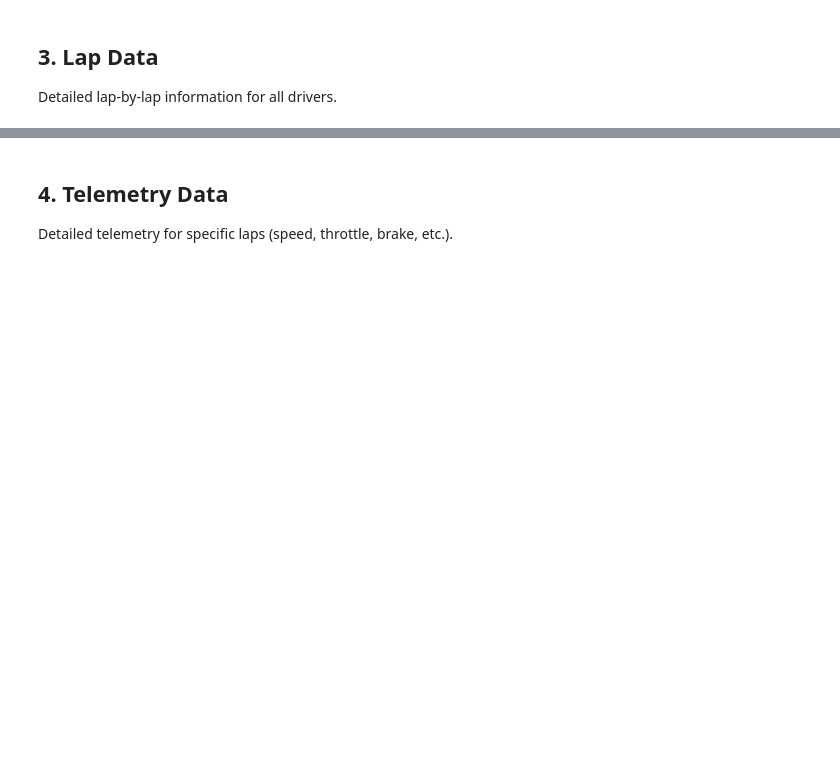
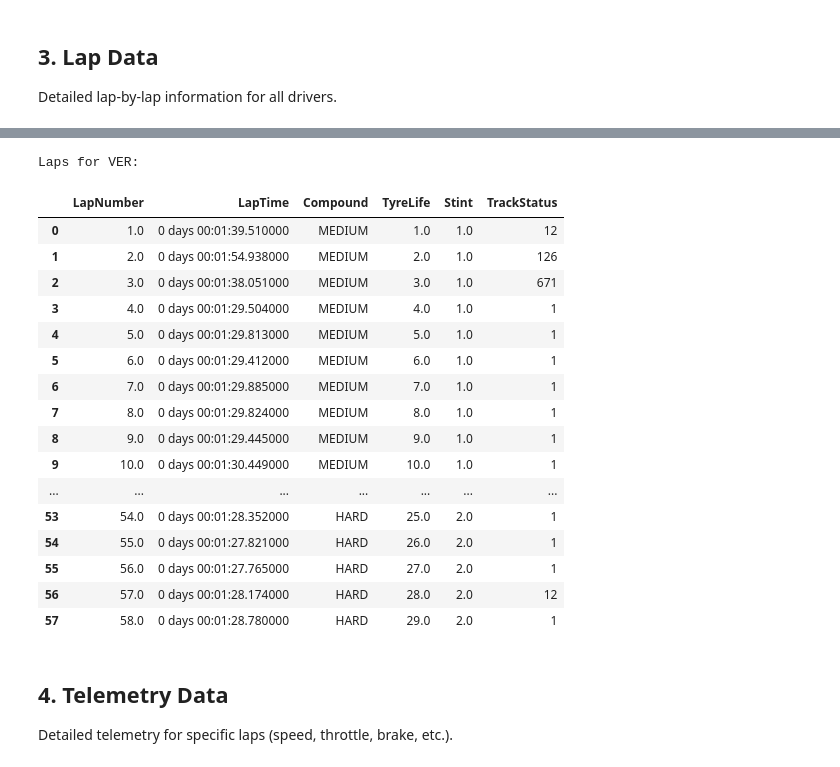
Before and after one commit to kammartina/2025_f1_predictions, a Jupyter notebook: eda.ipynb, the cells around one changed output, grey strips where cells are left out. Drawn from its saved outputs; the diff is of its cells as text; code cells hidden in the pictures; blank space fills up the shorter version.

```diff
--- a/eda.ipynb
+++ b/eda.ipynb
@@ -52,9 +122,28 @@ laps.head()
 # %%
 # Analyze lap times for a specific driver
 driver_abbr = 'VER'  # Change to any driver
 driver_laps = laps.pick_driver(driver_abbr)
 print(f"Laps for {driver_abbr}:")
-driver_laps[['LapNumber', 'LapTime', 'Compound', 'TyreLife', 'Stint', 'TrackStatus']].head(10)
+driver_laps[['LapNumber', 'LapTime', 'Compound', 'TyreLife', 'Stint', 'TrackStatus']]
+# %% [output]
+Laps for VER:
+|  | LapNumber | LapTime | Compound | TyreLife | Stint | TrackStatus |
+| 0 | 1.0 | 0 days 00:01:39.510000 | MEDIUM | 1.0 | 1.0 | 12 |
+| 1 | 2.0 | 0 days 00:01:54.938000 | MEDIUM | 2.0 | 1.0 | 126 |
+| 2 | 3.0 | 0 days 00:01:38.051000 | MEDIUM | 3.0 | 1.0 | 671 |
+| 3 | 4.0 | 0 days 00:01:29.504000 | MEDIUM | 4.0 | 1.0 | 1 |
+| 4 | 5.0 | 0 days 00:01:29.813000 | MEDIUM | 5.0 | 1.0 | 1 |
+| 5 | 6.0 | 0 days 00:01:29.412000 | MEDIUM | 6.0 | 1.0 | 1 |
+| 6 | 7.0 | 0 days 00:01:29.885000 | MEDIUM | 7.0 | 1.0 | 1 |
+| 7 | 8.0 | 0 days 00:01:29.824000 | MEDIUM | 8.0 | 1.0 | 1 |
+| 8 | 9.0 | 0 days 00:01:29.445000 | MEDIUM | 9.0 | 1.0 | 1 |
+| 9 | 10.0 | 0 days 00:01:30.449000 | MEDIUM | 10.0 | 1.0 | 1 |
+| ... | ... | ... | ... | ... | ... | ... |
+| 53 | 54.0 | 0 days 00:01:28.352000 | HARD | 25.0 | 2.0 | 1 |
+| 54 | 55.0 | 0 days 00:01:27.821000 | HARD | 26.0 | 2.0 | 1 |
+| 55 | 56.0 | 0 days 00:01:27.765000 | HARD | 27.0 | 2.0 | 1 |
+| 56 | 57.0 | 0 days 00:01:28.174000 | HARD | 28.0 | 2.0 | 12 |
+| 57 | 58.0 | 0 days 00:01:28.780000 | HARD | 29.0 | 2.0 | 1 |
 # %% [markdown]
 ## 4. Telemetry Data
 
```
Also changed, not shown: parts of 15 cells of this notebook.
